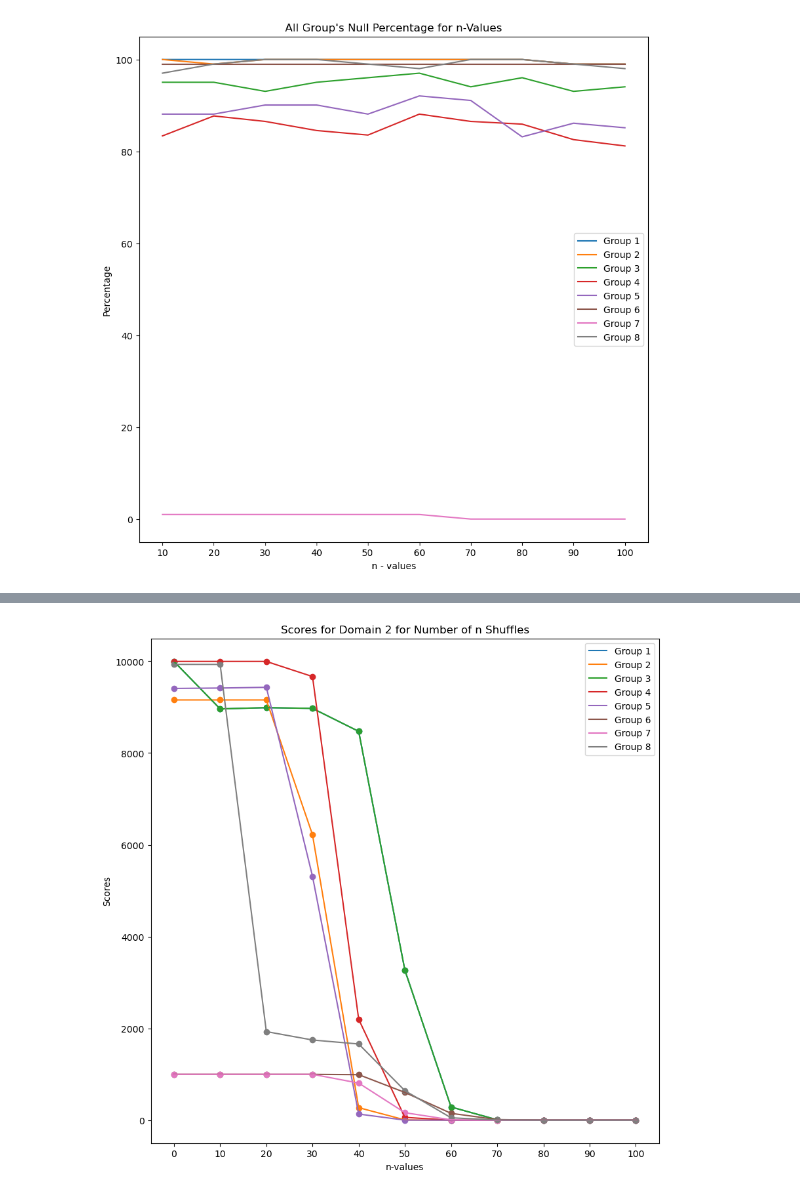
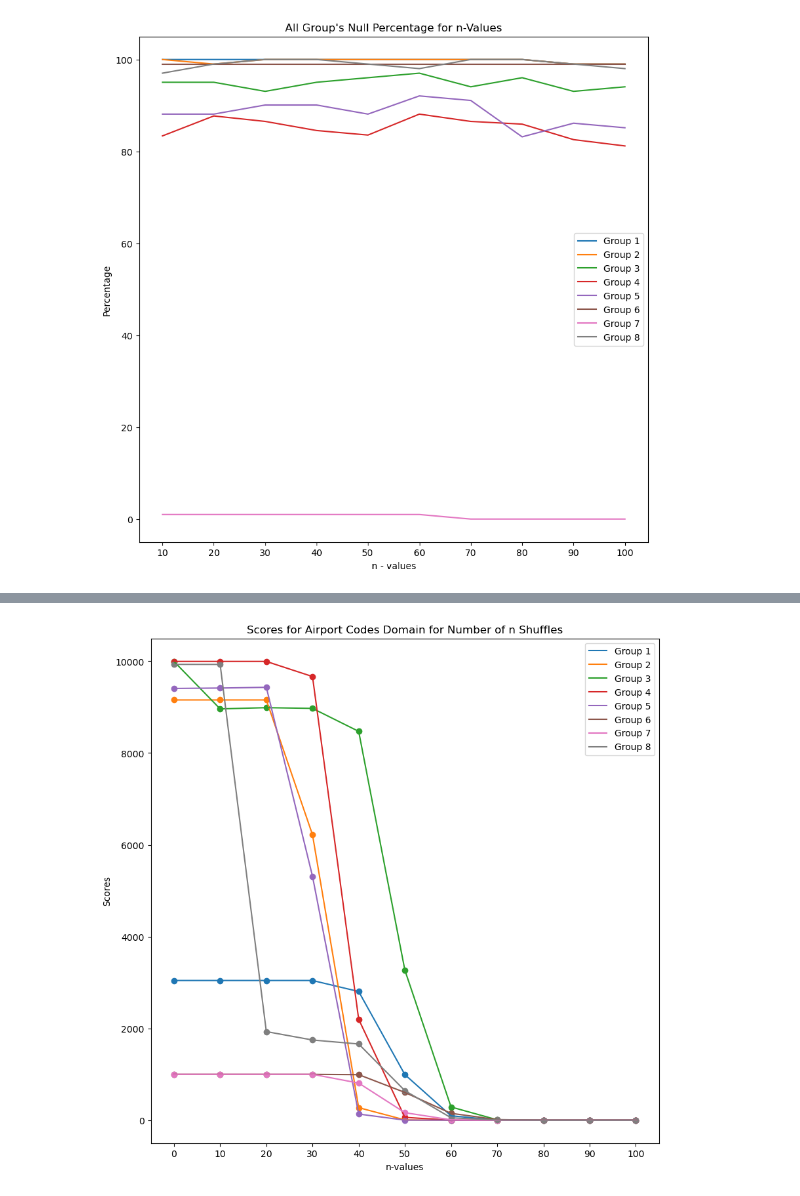
Before and after one commit to Mg4145/g3-A-Magical-Code, a Jupyter notebook: analysis/analysis.ipynb, the cells around one changed output, grey strips where cells are left out. Cells and saved outputs as stored; diff of their text form; code cells hidden in the pictures.

```diff
--- a/analysis/analysis.ipynb
+++ b/analysis/analysis.ipynb
@@ -231,5 +251,5 @@ plt.show()
 # %%
-g1_2_scores = get_domain_scores("3", "2", "2")
+g1_2_scores = get_domain_scores("1", "2", "2")
 g2_2_scores = get_domain_scores("2", "2", "2")
 g3_2_scores = get_domain_scores("3", "2", "2")
 g4_2_scores = get_domain_scores("4", "2", "2")
@@ -242,33 +262,33 @@ n_values = list(range(0, 110, 10))
 groups = list(range(1, 9))
 
 plt.figure(figsize=(10, 10))
 plt.xlabel("n-values")
 plt.ylabel("Scores")
-plt.title("Scores for Domain 2 for Number of n Shuffles")
+plt.title("Scores for Airport Codes Domain for Number of n Shuffles")
 
 plt.plot(n_values, g1_2_scores, label = "Group 1")
 plt.plot(n_values, g2_2_scores, label = "Group 2")
 plt.plot(n_values, g3_2_scores, label = "Group 3")
 plt.plot(n_values, g4_2_scores, label = "Group 4")
 plt.plot(n_values, g5_2_scores, label = "Group 5")
 plt.plot(n_values, g6_2_scores, label = "Group 6")
 plt.plot(n_values, g7_2_scores, label = "Group 7")
 plt.plot(n_values, g8_2_scores, label = "Group 8")
 
 plt.scatter(n_values, g1_2_scores)
 plt.scatter(n_values, g2_2_scores)
 plt.scatter(n_values, g3_2_scores)
 plt.scatter(n_values, g4_2_scores)
 plt.scatter(n_values, g5_2_scores)
 plt.scatter(n_values, g6_2_scores)
 plt.scatter(n_values, g7_2_scores)
 plt.scatter(n_values, g8_2_scores)
 
 plt.xticks(n_values)
 # plt.yticks(n_values)
 
 plt.legend()
 plt.show()
 # %% [output]
-[figure, old version]
+[figure, new version]
 # %%
```
Also changed, not shown: parts of 12 cells of this notebook.
